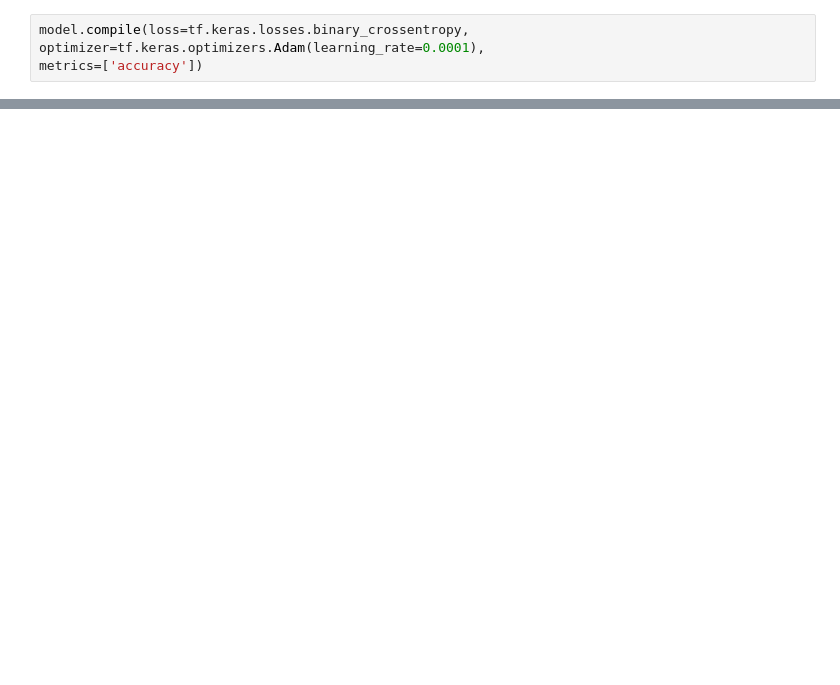
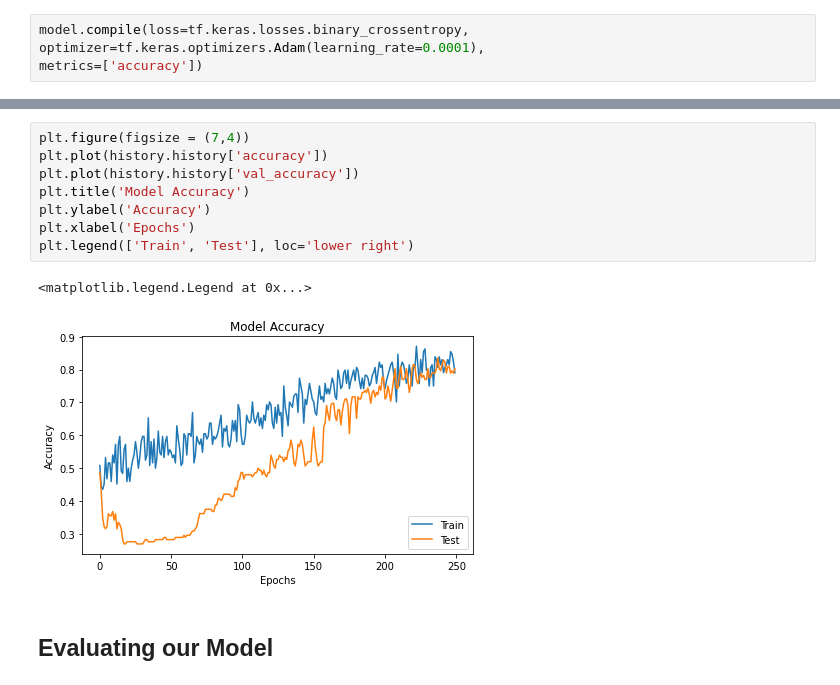
Before and after one commit to Waleed-Mujahid/Face-recognition-Door-bell, a Jupyter notebook: Cao_Project.ipynb, the cells around one changed output, grey strips where cells are left out. Cells and saved outputs as stored; diff of their text form; blank space fills up the shorter version.

```diff
--- a/Cao_Project.ipynb
+++ b/Cao_Project.ipynb
@@ -87 +159,14 @@ class_weight= {0: 1,1: 3} # weight bcs ou data set is imballanced
+# %%
+plt.figure(figsize = (7,4))
+plt.plot(history.history['accuracy'])
+plt.plot(history.history['val_accuracy'])
+plt.title('Model Accuracy')
+plt.ylabel('Accuracy')
+plt.xlabel('Epochs')
+plt.legend(['Train', 'Test'], loc='lower right')
+# %% [output]
+<matplotlib.legend.Legend at 0x...>
+[figure, added]
+# %% [markdown]
+## Evaluating our Model
 # %%
```
Also changed, not shown: parts of 31 cells of this notebook.
